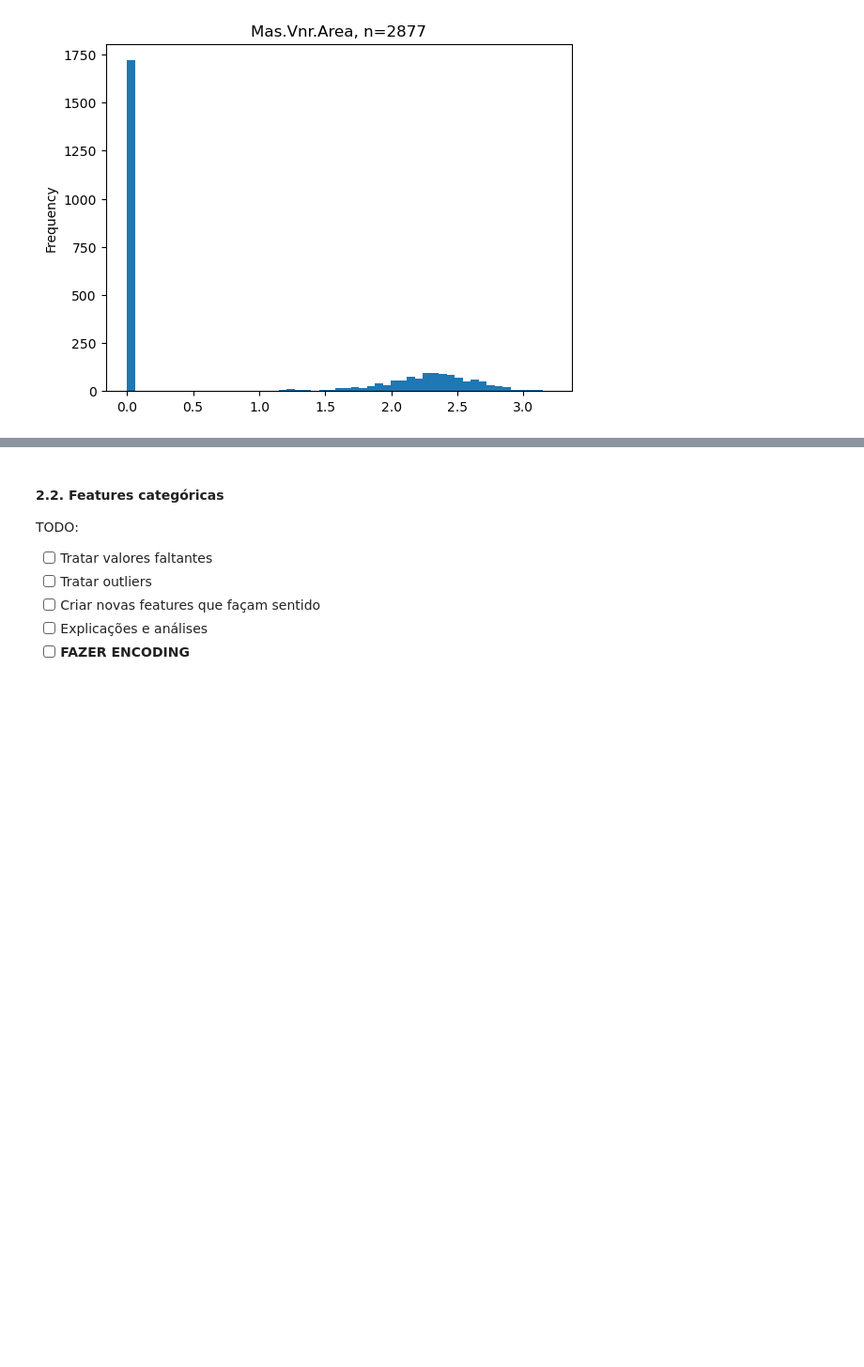
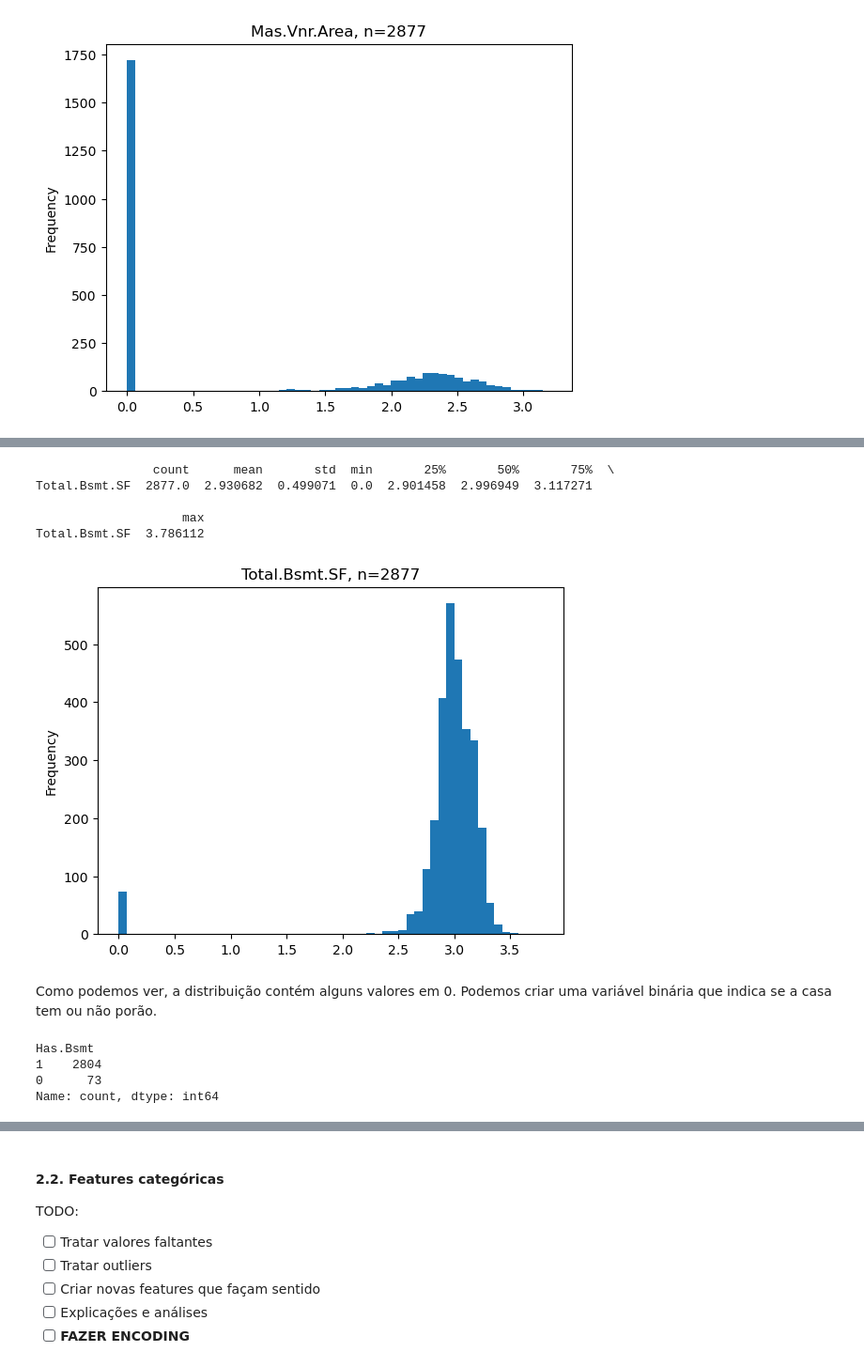
Before and after one commit to ArthurCisotto/Projeto1_MachineLearning_23.2, a Jupyter notebook: notebooks/04_projeto.ipynb, the cells around one changed output, grey strips where cells are left out. Shown at 94% size. Cells and saved outputs as stored; diff of their text form; code cells hidden in the pictures; blank space fills up the shorter version.

```diff
--- a/notebooks/04_projeto.ipynb
+++ b/notebooks/04_projeto.ipynb
@@ -147,0 +210,21 @@ Mas.Vnr.Area  2877.0  0.916184  1.141249  0.0  0.0  0.0  2.222716  3.204391
+# %%
+model_data['Total.Bsmt.SF'] = model_data['Total.Bsmt.SF'].apply(lambda x: np.log10(x+1))
+plot_numericals(model_data, ['Total.Bsmt.SF'])
+# %% [output]
+                count      mean       std  min       25%       50%       75%  \
+Total.Bsmt.SF  2877.0  2.930682  0.499071  0.0  2.901458  2.996949  3.117271
+
+                    max
+Total.Bsmt.SF  3.786112
+[figure, added]
+# %% [markdown]
+Como podemos ver, a distribuição contém alguns valores em 0. Podemos criar uma variável binária que indica se a casa tem ou não porão.
+# %%
+model_data['Has.Bsmt'] = model_data['Total.Bsmt.SF'].apply(lambda x: 1 if x > 0 else 0)
+model_data['Has.Bsmt'] = model_data['Has.Bsmt'].astype('category')
+model_data['Has.Bsmt'].value_counts()
+# %% [output]
+Has.Bsmt
+1    2804
+0      73
+Name: count, dtype: int64
```
Also changed, not shown: parts of 91 cells of this notebook.
